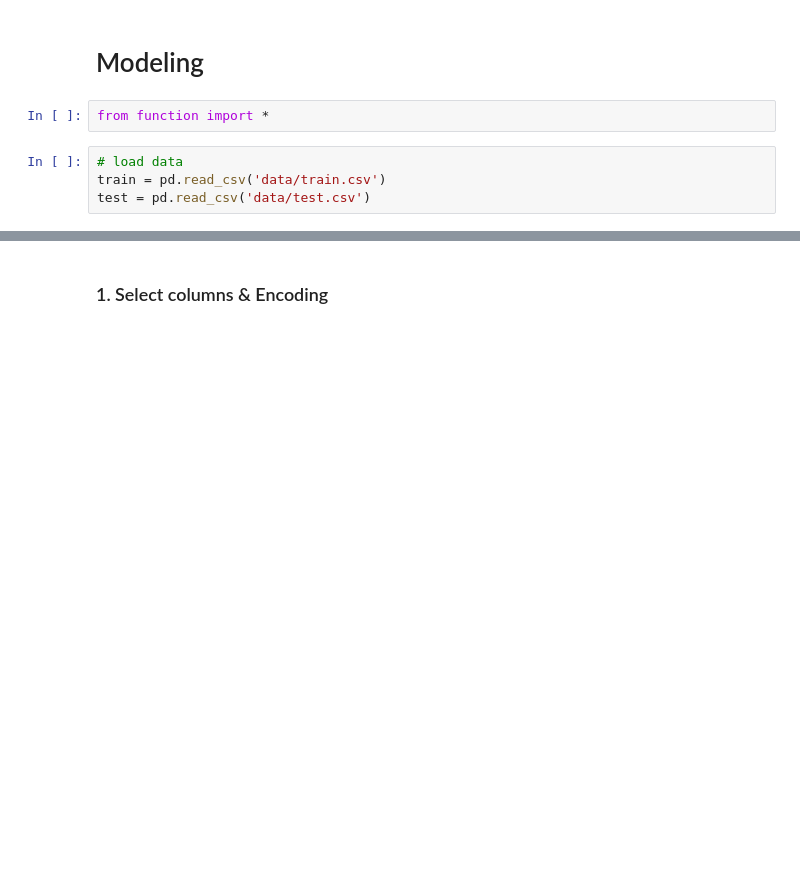
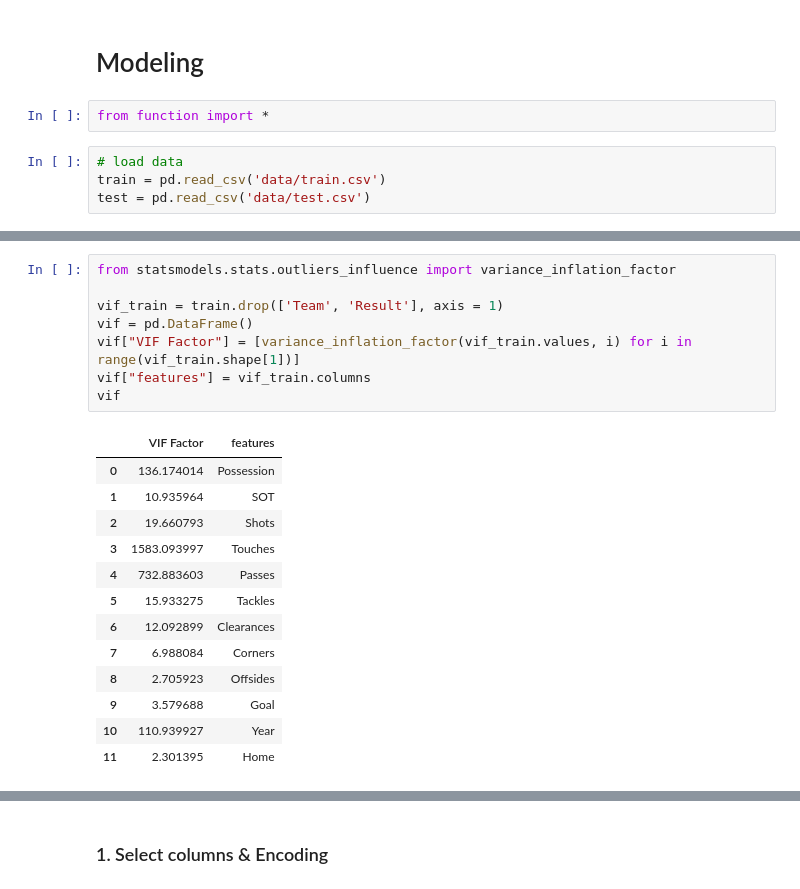
Before and after one commit to Romanism/Project, a Jupyter notebook: 03_Premierleague/03_Modeling.ipynb, the cells around one changed output, grey strips where cells are left out. Cells and saved outputs as stored; diff of their text form; blank space fills up the shorter version.

```diff
--- a/03_Premierleague/03_Modeling.ipynb
+++ b/03_Premierleague/03_Modeling.ipynb
@@ -15,6 +15,28 @@ train.tail()
 | 3797 | West Bromwich Albion | 34.7 | 5 | 16 | 500 | 316 | 18 | 24 | 4 | 0 | ... |
 | 3798 | Watford | 32.9 | 3 | 6 | 440 | 297 | 20 | 6 | 4 | 0 | ... |
 | 3799 | Manchester City | 67.1 | 9 | 15 | 789 | 620 | 19 | 13 | 5 | 2 | ... |
+# %%
+from statsmodels.stats.outliers_influence import variance_inflation_factor
+
+vif_train = train.drop(['Team', 'Result'], axis = 1)
+vif = pd.DataFrame()
+vif["VIF Factor"] = [variance_inflation_factor(vif_train.values, i) for i in range(vif_train.shape[1])]
+vif["features"] = vif_train.columns
+vif
+# %% [output]
+|  | VIF Factor | features |
+| 0 | 136.174014 | Possession |
+| 1 | 10.935964 | SOT |
+| 2 | 19.660793 | Shots |
+| 3 | 1583.093997 | Touches |
+| 4 | 732.883603 | Passes |
+| 5 | 15.933275 | Tackles |
+| 6 | 12.092899 | Clearances |
+| 7 | 6.988084 | Corners |
+| 8 | 2.705923 | Offsides |
+| 9 | 3.579688 | Goal |
+| 10 | 110.939927 | Year |
+| 11 | 2.301395 | Home |
 # %%
 from statsmodels.stats.outliers_influence import variance_inflation_factor
 
```
Also changed, not shown: parts of 28 cells of this notebook, 1 other file.
